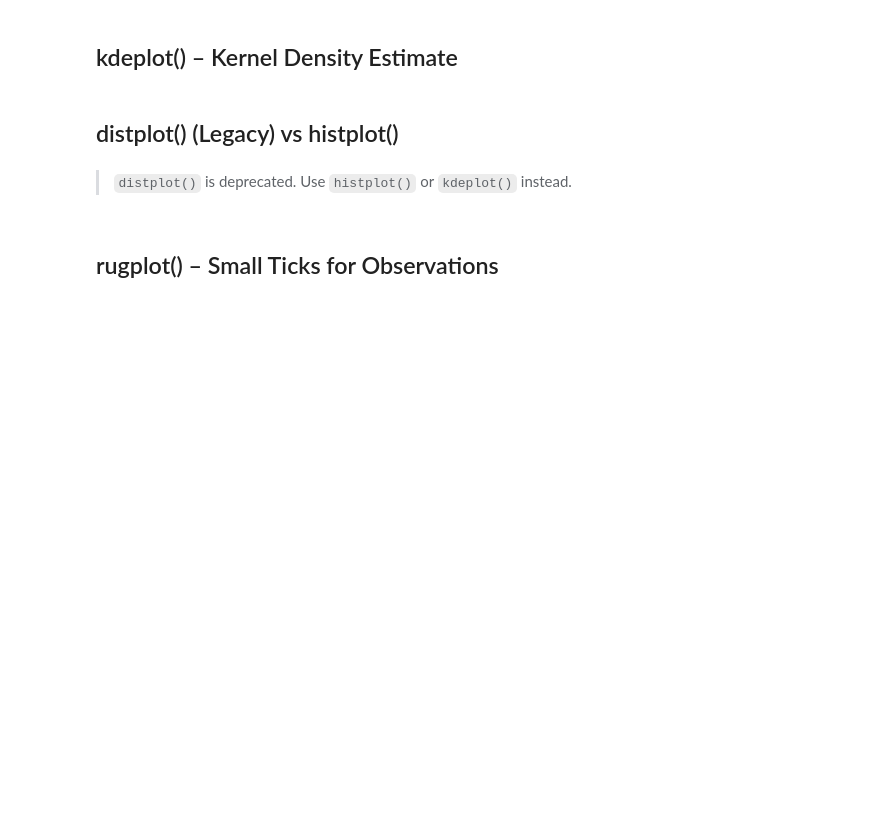
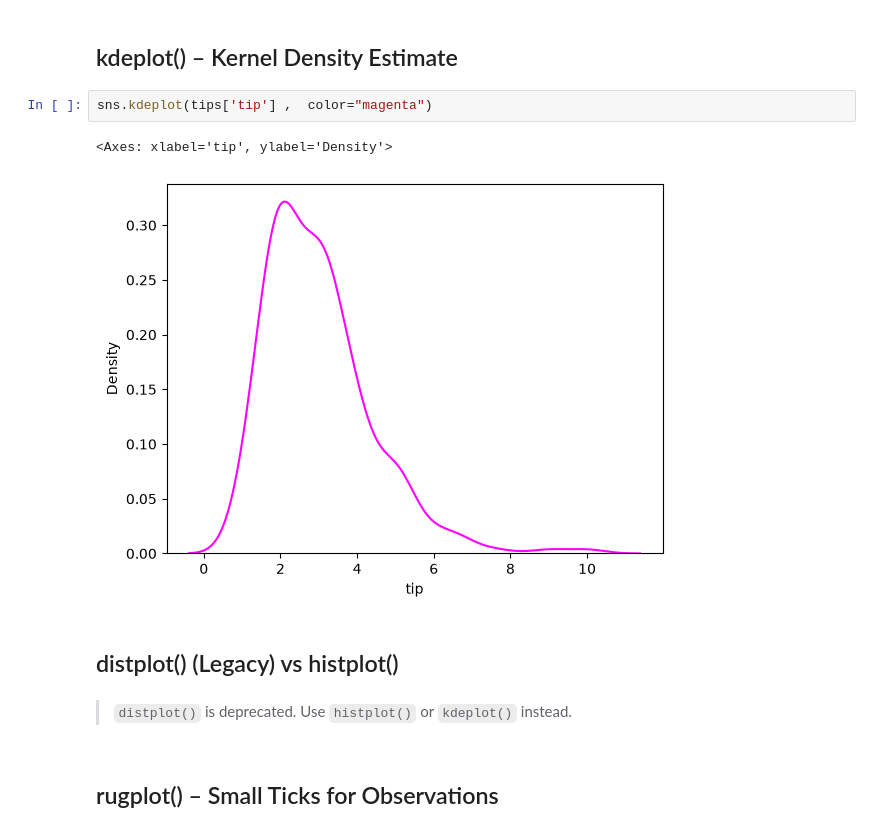
Before and after one commit to DhruvPanchal0312/Data-Science-and-Analysis-With-GenAI, a Jupyter notebook: SEABORN/Seaborn_class3.ipynb, the cells around one changed output. Cells and saved outputs as stored; diff of their text form; blank space fills up the shorter version.

```diff
--- a/SEABORN/Seaborn_class3.ipynb
+++ b/SEABORN/Seaborn_class3.ipynb
@@ -15,5 +49,10 @@ Seaborn offers:
 # %% [markdown]
 ## kdeplot() – Kernel Density Estimate
+# %%
+sns.kdeplot(tips['tip'] ,  color="magenta")
+# %% [output]
+<Axes: xlabel='tip', ylabel='Density'>
+[figure, added]
 # %% [markdown]
 ## distplot() (Legacy) vs histplot()
 # %% [markdown]
```
Also changed, not shown: parts of 6 cells of this notebook, 1 other file.
